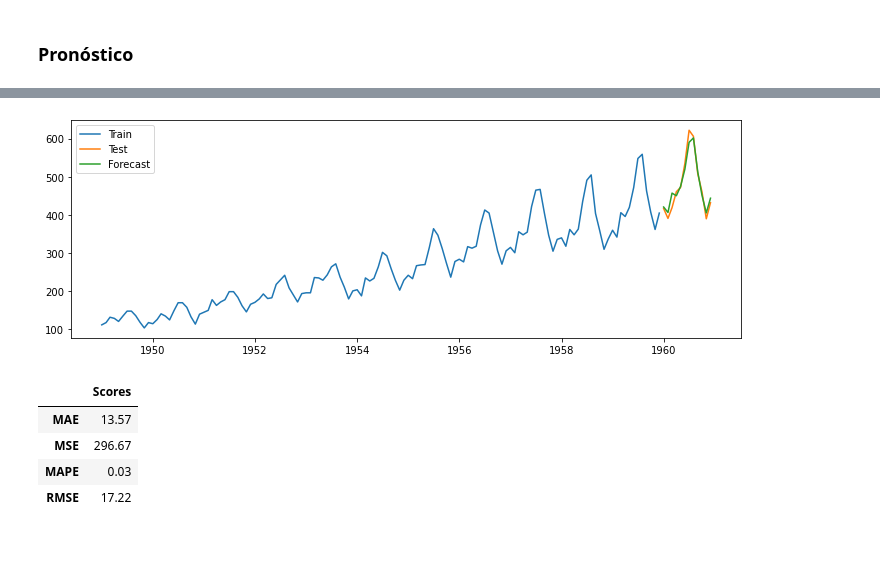
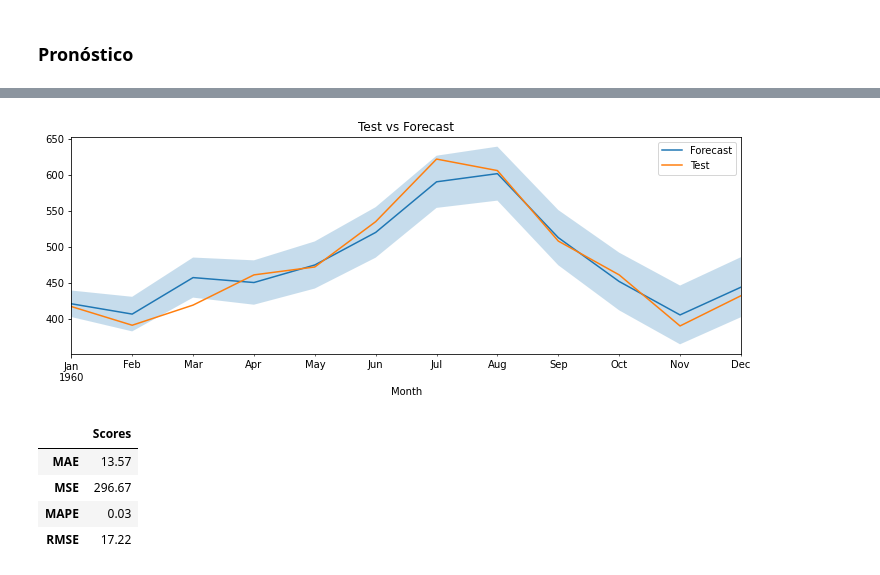
Before and after one commit to PabloJRW/Air-Passengers-Forecasting, a Jupyter notebook: notebooks/1.1 ARIMA.ipynb, the cells around one changed output, grey strips where cells are left out. Cells and saved outputs as stored; diff of their text form; code cells hidden in the pictures; blank space fills up the shorter version.

```diff
--- a/notebooks/1.1 ARIMA.ipynb
+++ b/notebooks/1.1 ARIMA.ipynb
@@ -54,12 +88,14 @@ pred_conf = pred.conf_int(alpha=0.05)
-# %%
-plt.figure(figsize=(12,4))
-plt.plot(train)
-plt.plot(test)
-plt.plot(pred_mean)
-plt.legend(['Train','Test','Forecast'])
-plt.show()
-# %% [output]
-[figure, removed]
+# %%
+# Test vs Forecast
+plt.figure(figsize=(12,4))
+plt.title('Test vs Forecast')
+pred.predicted_mean.plot()
+test.plot()
+plt.fill_between(conf_int.index, conf_int['lower AirPassengers'], conf_int['upper AirPassengers'], alpha=.25)
+plt.legend(['Forecast', 'Test'])
+plt.show()
+# %% [output]
+[figure, added]
 # %%
 %run ../auxiliar_functions/forecast_accuracy.py
 
```
Also changed, not shown: parts of 10 cells of this notebook, 2 other files.
